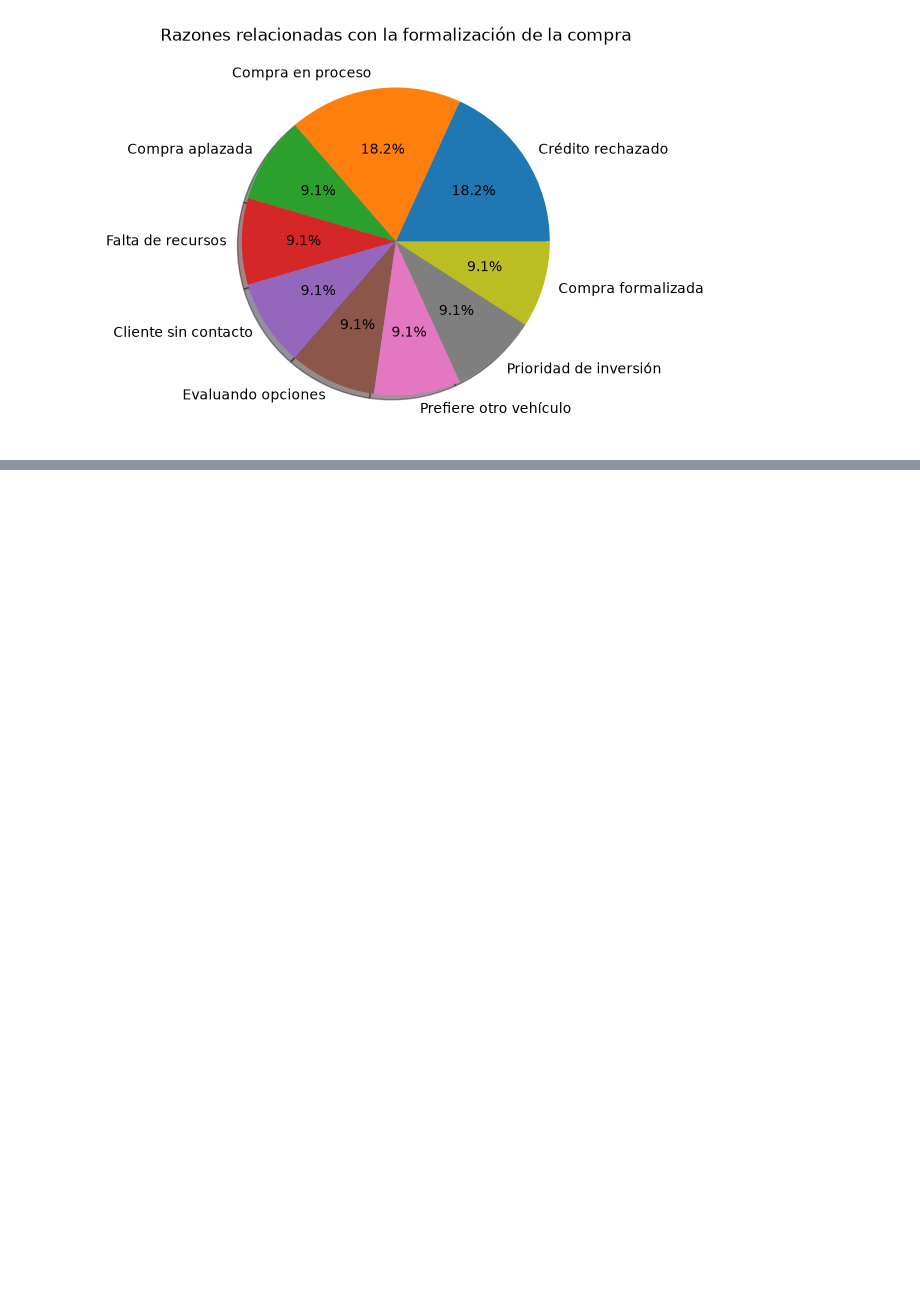
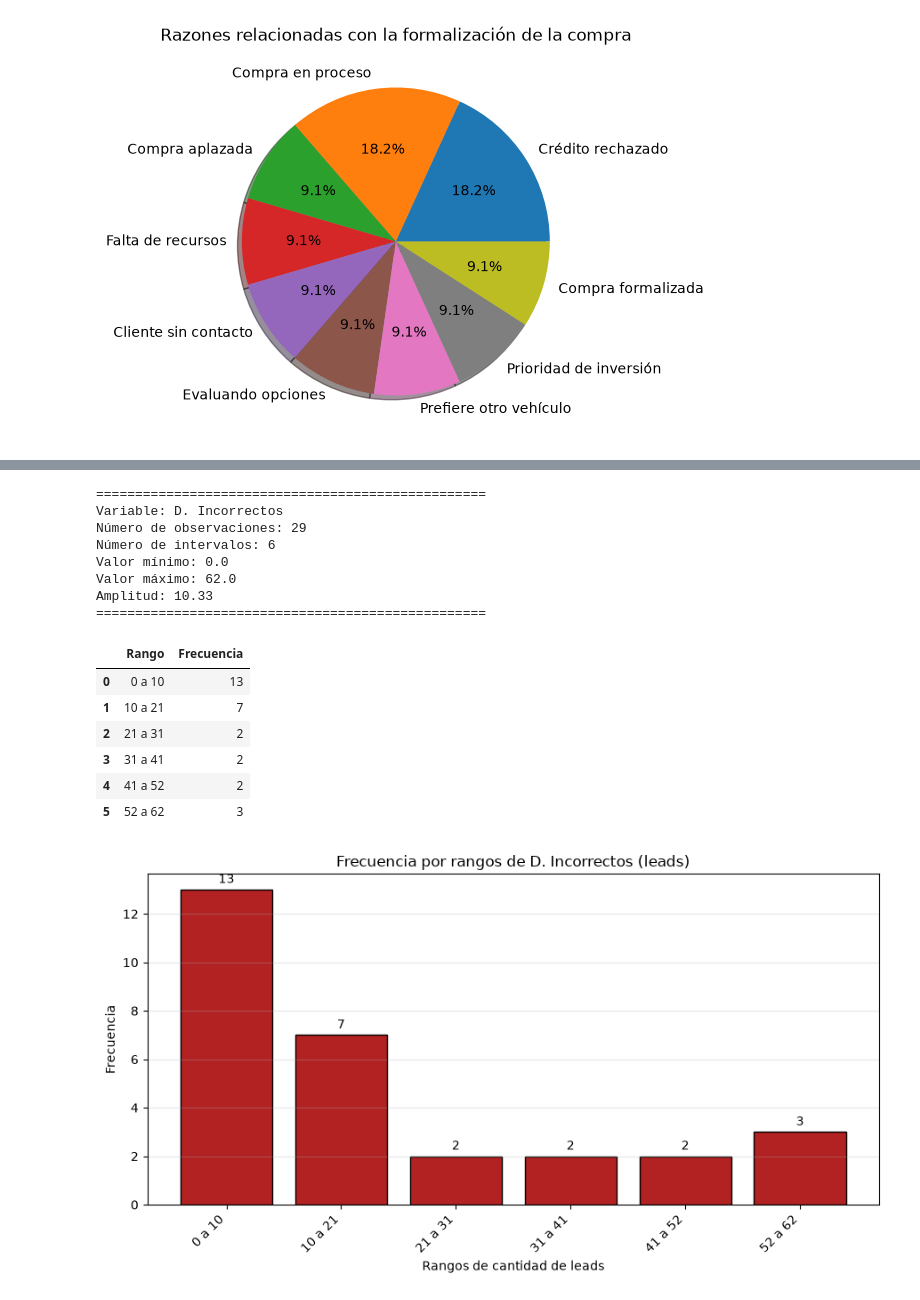
Before and after one commit to pats-pdf/1.-Extracci-n-de-Datos, a Jupyter notebook: Extracción_de_Características/Actividad 4.1/4_Extracción_de_Características.ipynb, the cells around one changed output, grey strips where cells are left out. Saved outputs shown, nothing was run; the diff lists cells and outputs as text; code cells hidden in the pictures; blank space fills up the shorter version.

```diff
--- a/Extracción_de_Características/Actividad 4.1/4_Extracción_de_Características.ipynb
+++ b/Extracción_de_Características/Actividad 4.1/4_Extracción_de_Características.ipynb
@@ -643,0 +925,22 @@ Text(0.5, 1.0, 'Razones relacionadas con la formalización de la compra')
+# %%
+tabla_datos_incorrectos = analizar_sturges(
+    leads_sturges,
+    "D. Incorrectos"
+)
+# %% [output]
+==================================================
+Variable: D. Incorrectos
+Número de observaciones: 29
+Número de intervalos: 6
+Valor mínimo: 0.0
+Valor máximo: 62.0
+Amplitud: 10.33
+==================================================
+|  | Rango | Frecuencia |
+| 0 | 0 a 10 | 13 |
+| 1 | 10 a 21 | 7 |
+| 2 | 21 a 31 | 2 |
+| 3 | 31 a 41 | 2 |
+| 4 | 41 a 52 | 2 |
+| 5 | 52 a 62 | 3 |
+[figure, added]
```
Also changed, not shown: parts of 13 cells of this notebook, 1 other file.
